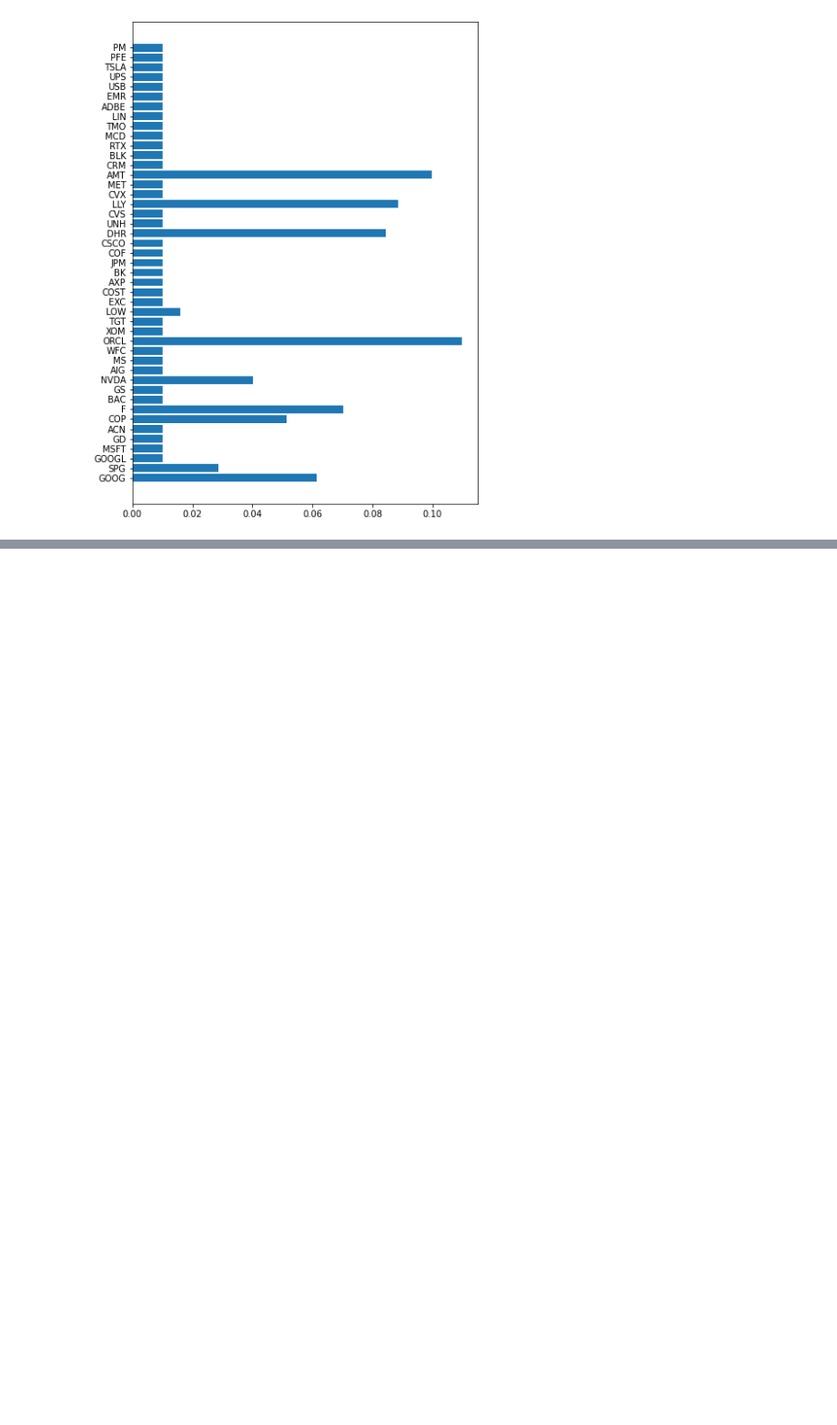
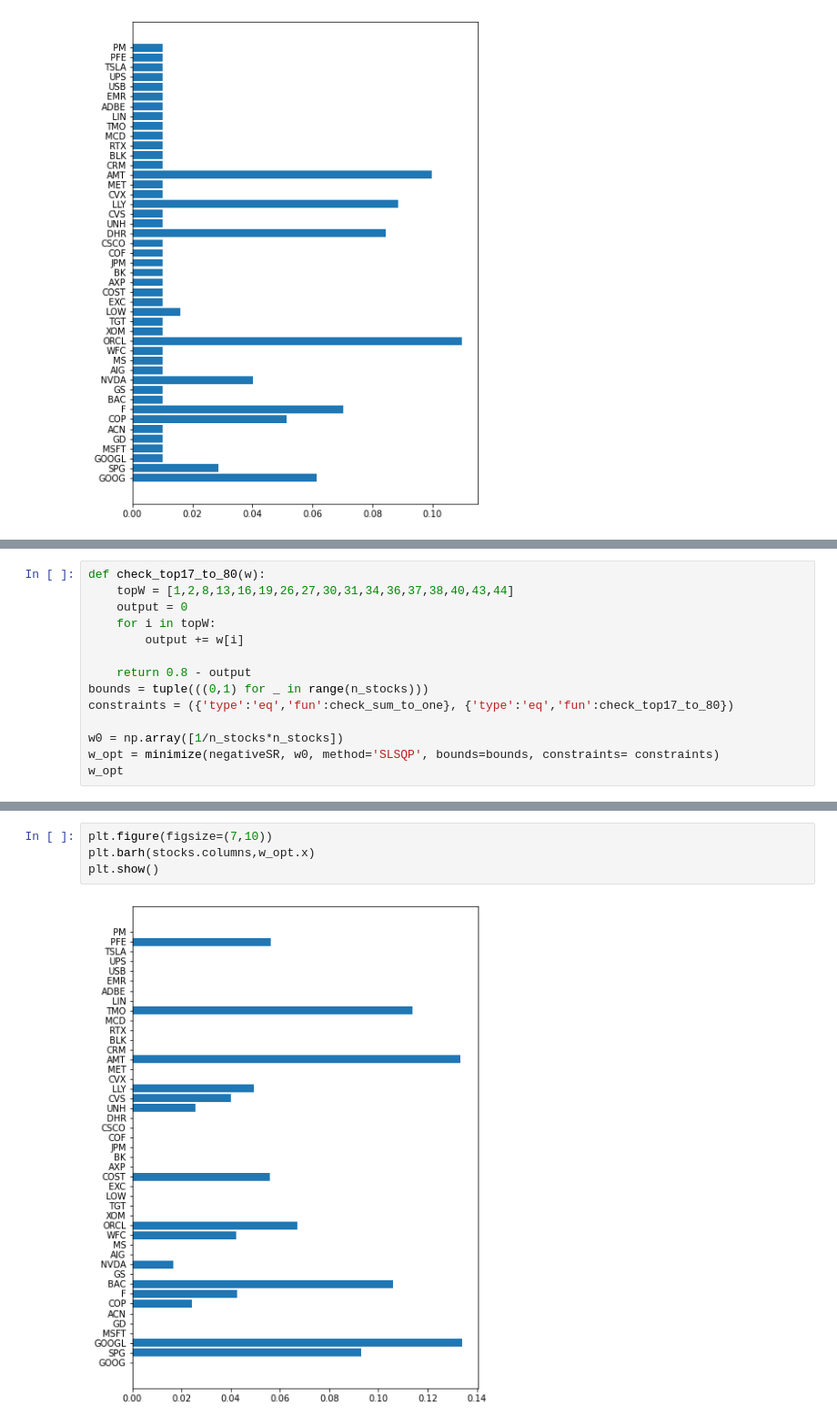
Before and after one commit to TheKompot/FinMatproject, a Jupyter notebook: markowitz_portfolio.ipynb, the cells around one changed output, grey strips where cells are left out. Shown at 91% size. Cells and saved outputs as stored; diff of their text form; blank space fills up the shorter version.

```diff
--- a/markowitz_portfolio.ipynb
+++ b/markowitz_portfolio.ipynb
@@ -130,0 +175,14 @@ plt.show()
+# %%
+def check_top17_to_80(w):
+    topW = [1,2,8,13,16,19,26,27,30,31,34,36,37,38,40,43,44]
+    output = 0
+    for i in topW:
+        output += w[i]
+
+    return 0.8 - output
+bounds = tuple(((0,1) for _ in range(n_stocks)))
+constraints = ({'type':'eq','fun':check_sum_to_one}, {'type':'eq','fun':check_top17_to_80})
+
+w0 = np.array([1/n_stocks*n_stocks])
+w_opt = minimize(negativeSR, w0, method='SLSQP', bounds=bounds, constraints= constraints)
+w_opt
@@ -130,0 +207,6 @@ plt.show()
+# %%
+plt.figure(figsize=(7,10))
+plt.barh(stocks.columns,w_opt.x)
+plt.show()
+# %% [output]
+[figure, added]
```
Also changed, not shown: parts of 6 cells of this notebook.
